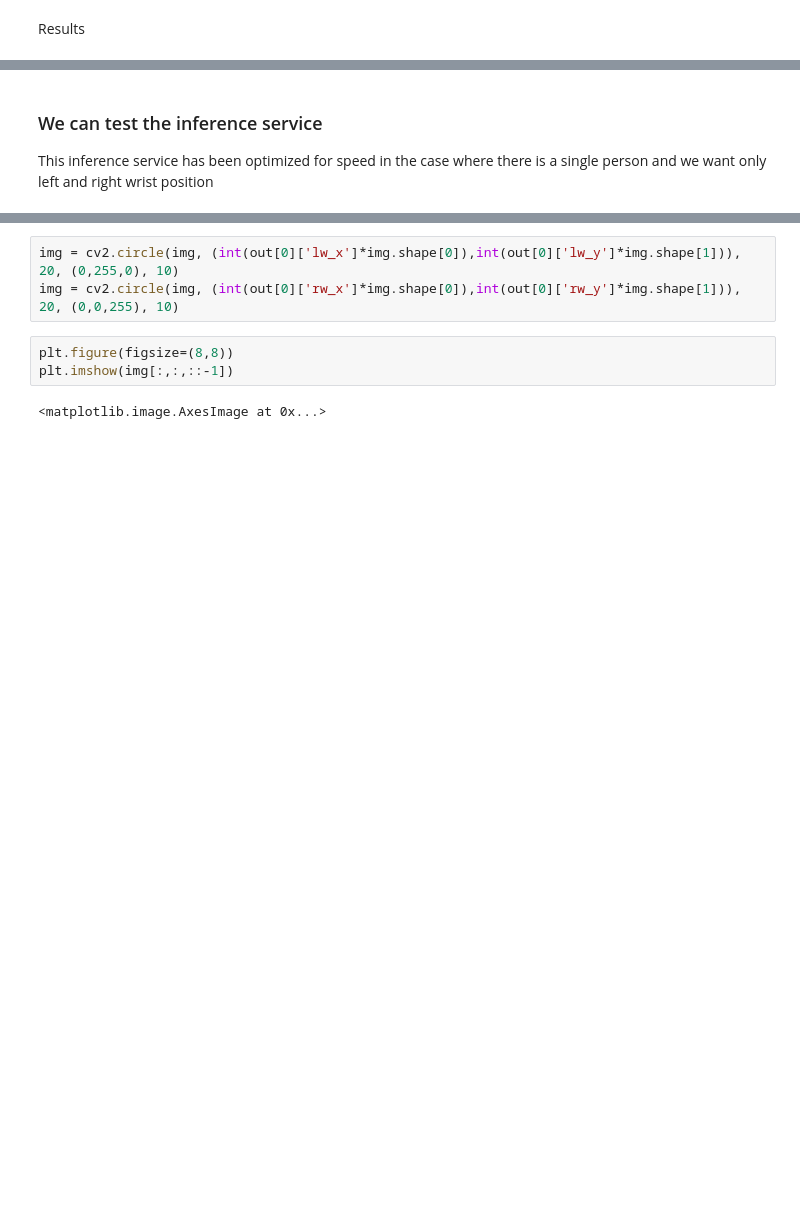
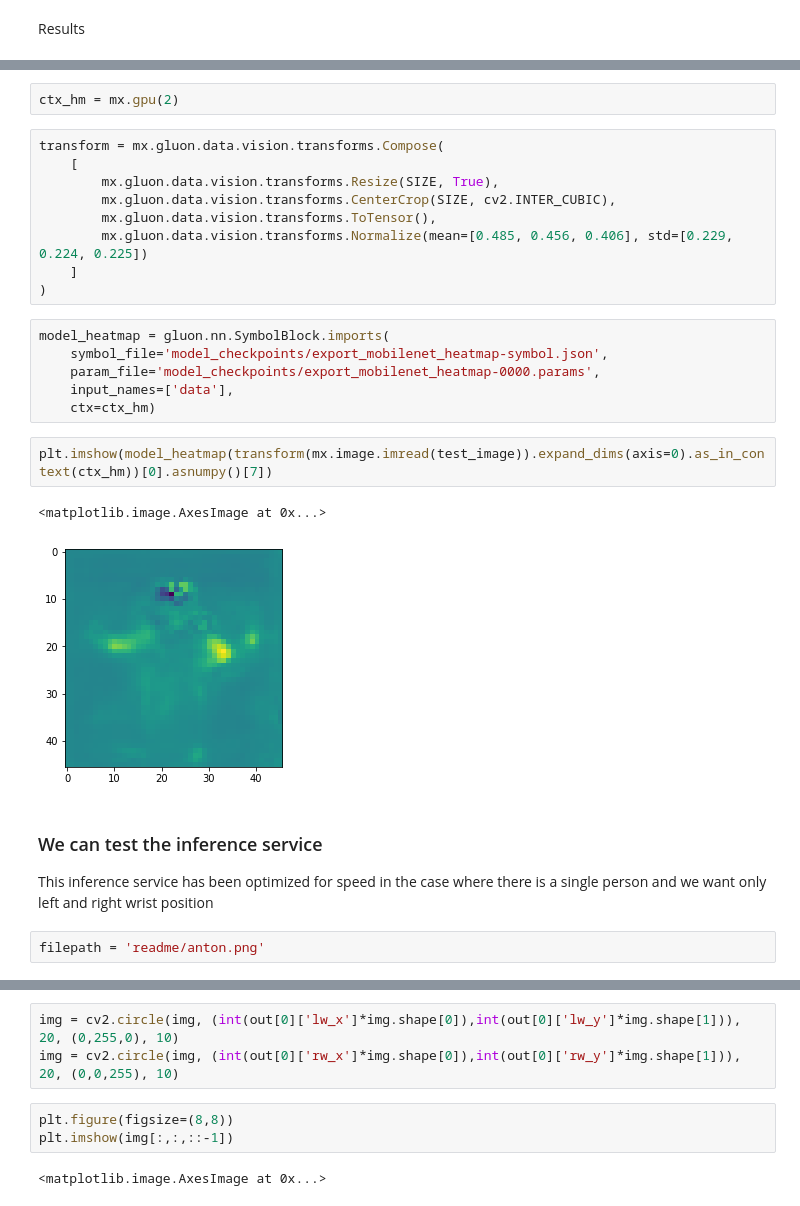
Before and after one commit to ThomasDelteil/MultiPoseEstimation_MXNet, a Jupyter notebook: demo.ipynb, the cells around one changed output, grey strips where cells are left out. Saved outputs shown, nothing was run; the diff lists cells and outputs as text; blank space fills up the shorter version.

```diff
--- a/demo.ipynb
+++ b/demo.ipynb
@@ -73,6 +78,30 @@ plt.imshow(to_plot[:,:,::-1])
+# %%
+ctx_hm = mx.gpu(2)
+# %%
+transform = mx.gluon.data.vision.transforms.Compose(
+    [
+        mx.gluon.data.vision.transforms.Resize(SIZE, True),
+        mx.gluon.data.vision.transforms.CenterCrop(SIZE, cv2.INTER_CUBIC),
+        mx.gluon.data.vision.transforms.ToTensor(),
+        mx.gluon.data.vision.transforms.Normalize(mean=[0.485, 0.456, 0.406], std=[0.229, 0.224, 0.225])
+    ]
+)
+# %%
+model_heatmap = gluon.nn.SymbolBlock.imports(
+    symbol_file='model_checkpoints/export_mobilenet_heatmap-symbol.json',
+    param_file='model_checkpoints/export_mobilenet_heatmap-0000.params',
+    input_names=['data'],
+    ctx=ctx_hm)
+# %%
+plt.imshow(model_heatmap(transform(mx.image.imread(test_image)).expand_dims(axis=0).as_in_context(ctx_hm))[0].asnumpy()[7])
+# %% [output]
+<matplotlib.image.AxesImage at 0x...>
+[figure, added]
 # %% [markdown]
 ### We can test the inference service
 This inference service has been optimized for speed in the case where there is a single person and we want only left and right wrist position
+# %%
+filepath = 'readme/anton.png'
 # %%
 from model_serving.files.pose_service import pose_inference
 from collections import namedtuple
```
Also changed, not shown: parts of 14 cells of this notebook, 13 other files.
